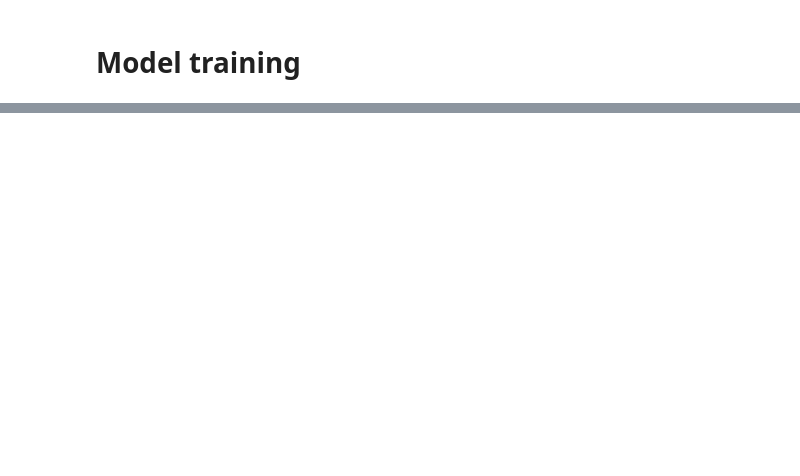
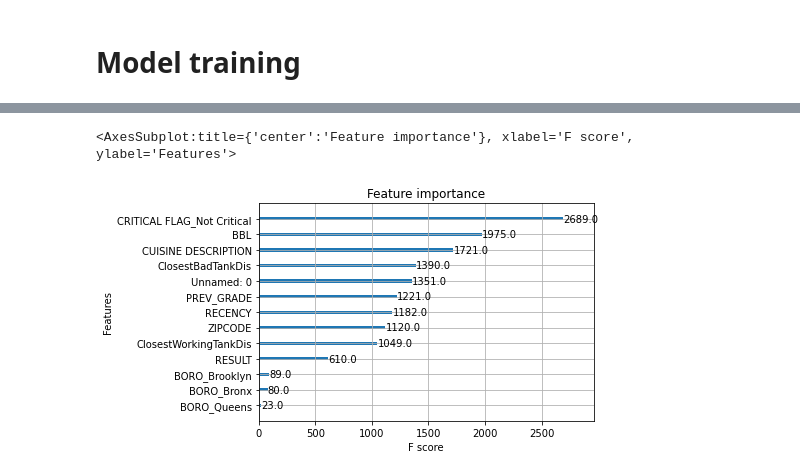
Before and after one commit to clarissarjtai/NYC-Restaurant-Sanitation-Level-Prediction, a Jupyter notebook: model_training.ipynb, the cells around one changed output, grey strips where cells are left out. Saved outputs shown, nothing was run; the diff lists cells and outputs as text; code cells hidden in the pictures; blank space fills up the shorter version.

```diff
--- a/model_training.ipynb
+++ b/model_training.ipynb
@@ -47,0 +119,3 @@ data.head()
+# %%
+optimal_xg = XGBClassifier(eta = 0.05, max_depth = 6, n_estimators= 100)
+optimal_xg = optimal_xg.fit(dev_SMOTE_X, dev_SMOTE_Y)
@@ -48,2 +124,7 @@ data.head()
+# %%
+plot_importance(optimal_xg)
+# %% [output]
+<AxesSubplot:title={'center':'Feature importance'}, xlabel='F score', ylabel='Features'>
+[figure, added]
 # %%
 # visualization
```
Also changed, not shown: parts of 11 cells of this notebook, 8 other files.
